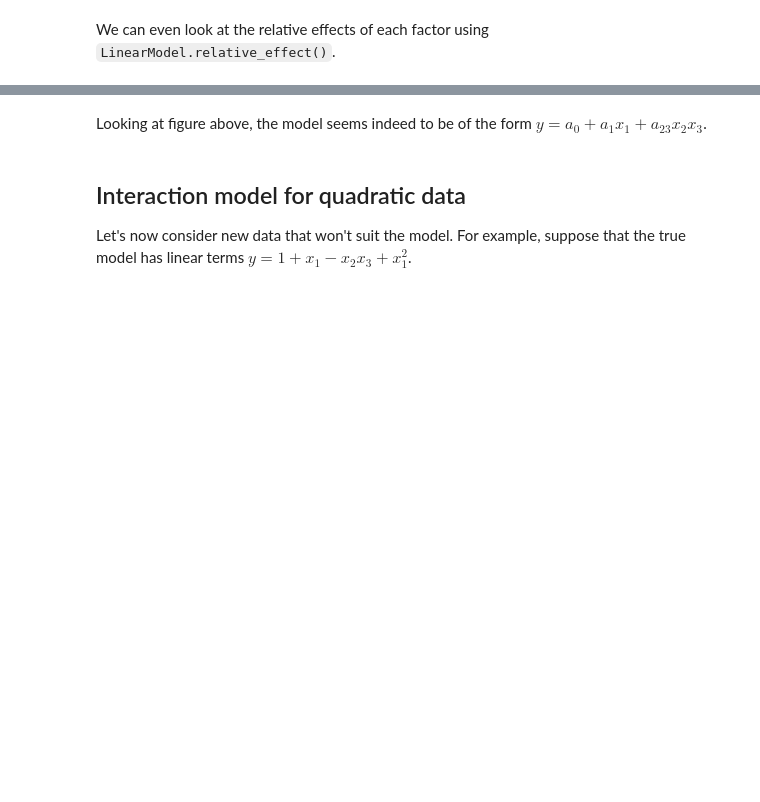
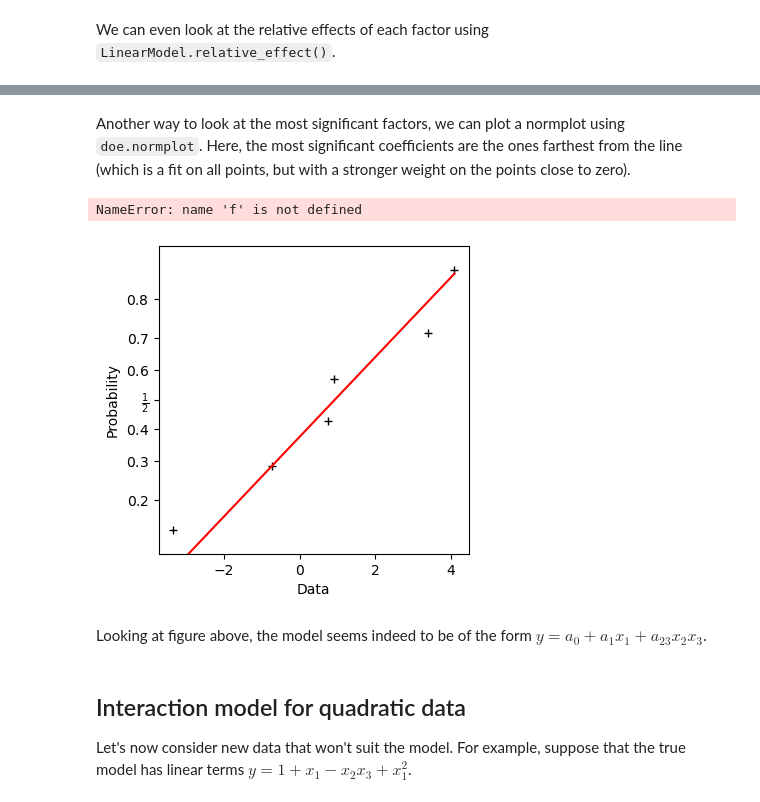
Before and after one commit to soleilvermeil/doe, a Jupyter notebook: example.ipynb, the cells around one changed output, grey strips where cells are left out. Drawn from its saved outputs; the diff is of its cells as text; code cells hidden in the pictures; blank space fills up the shorter version.

Commit message:
Added `normplot`

```diff
--- a/example.ipynb
+++ b/example.ipynb
@@ -105,3 +105,16 @@ plt.show()
+# %% [markdown]
+Another way to look at the most significant factors, we can plot a normplot using `doe.normplot`. Here, the most significant coefficients are the ones farthest from the line (which is a fit on all points, but with a stronger weight on the points close to zero).
+# %%
+fig, ax = doe.normplot(data=model.coefficients[1:])
+fig.set_size_inches(4, 4)
+fig.set_dpi(100)
+for coefficient, name in zip(model.coefficients[1:], model.coef_names()[1:]):
+    pass
+    # ax.text(coefficient, f(name), f"${name}$", ha="center", va="bottom")
+plt.show()
+# %% [output]
+NameError: name 'f' is not defined
+[figure, added]
 # %% [markdown]
 Looking at figure above, the model seems indeed to be of the form $y=a_0+a_1x_1+a_{23}x_2x_3$.
 # %% [markdown]
```
Also changed, not shown: parts of 7 cells of this notebook, 2 other files.
